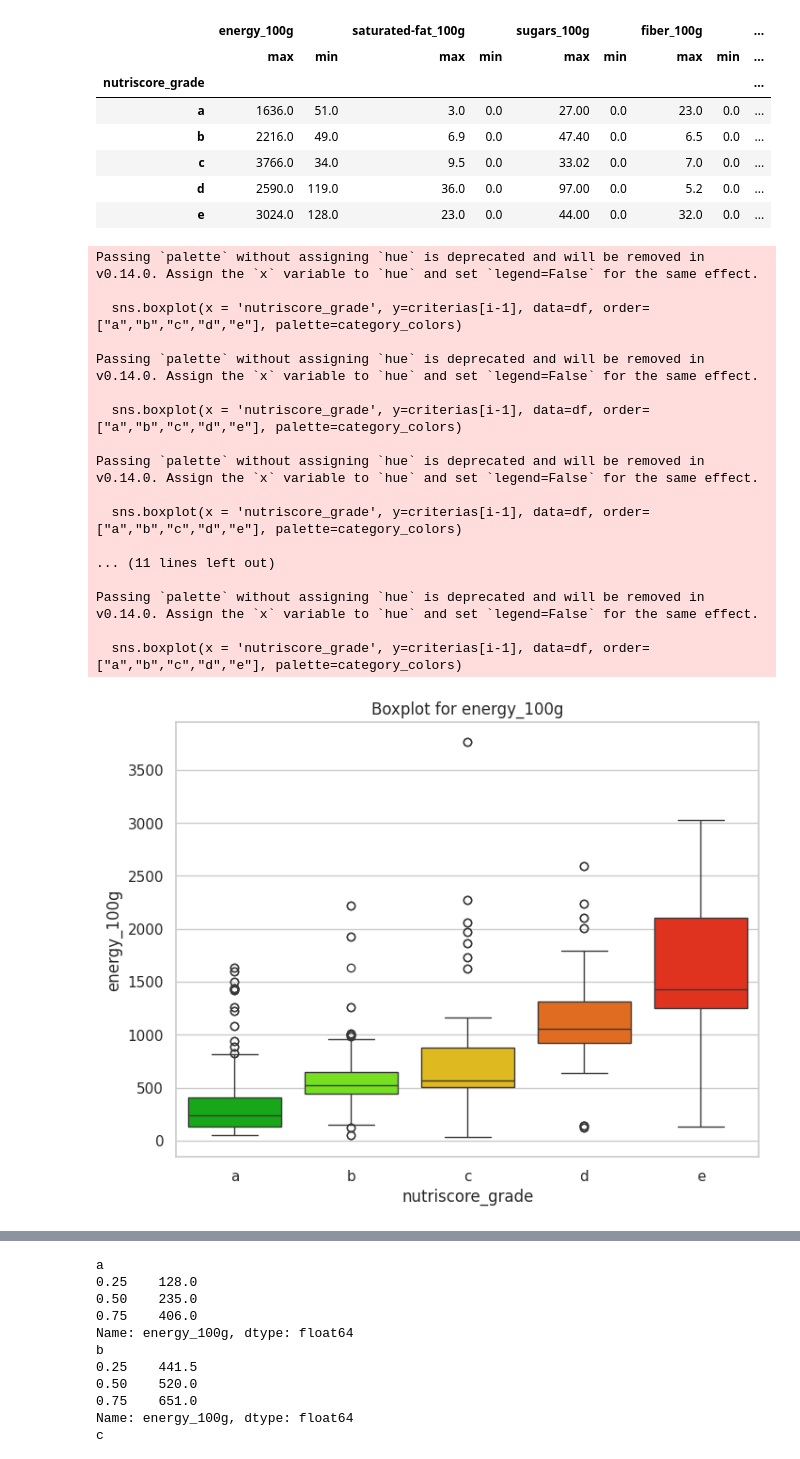
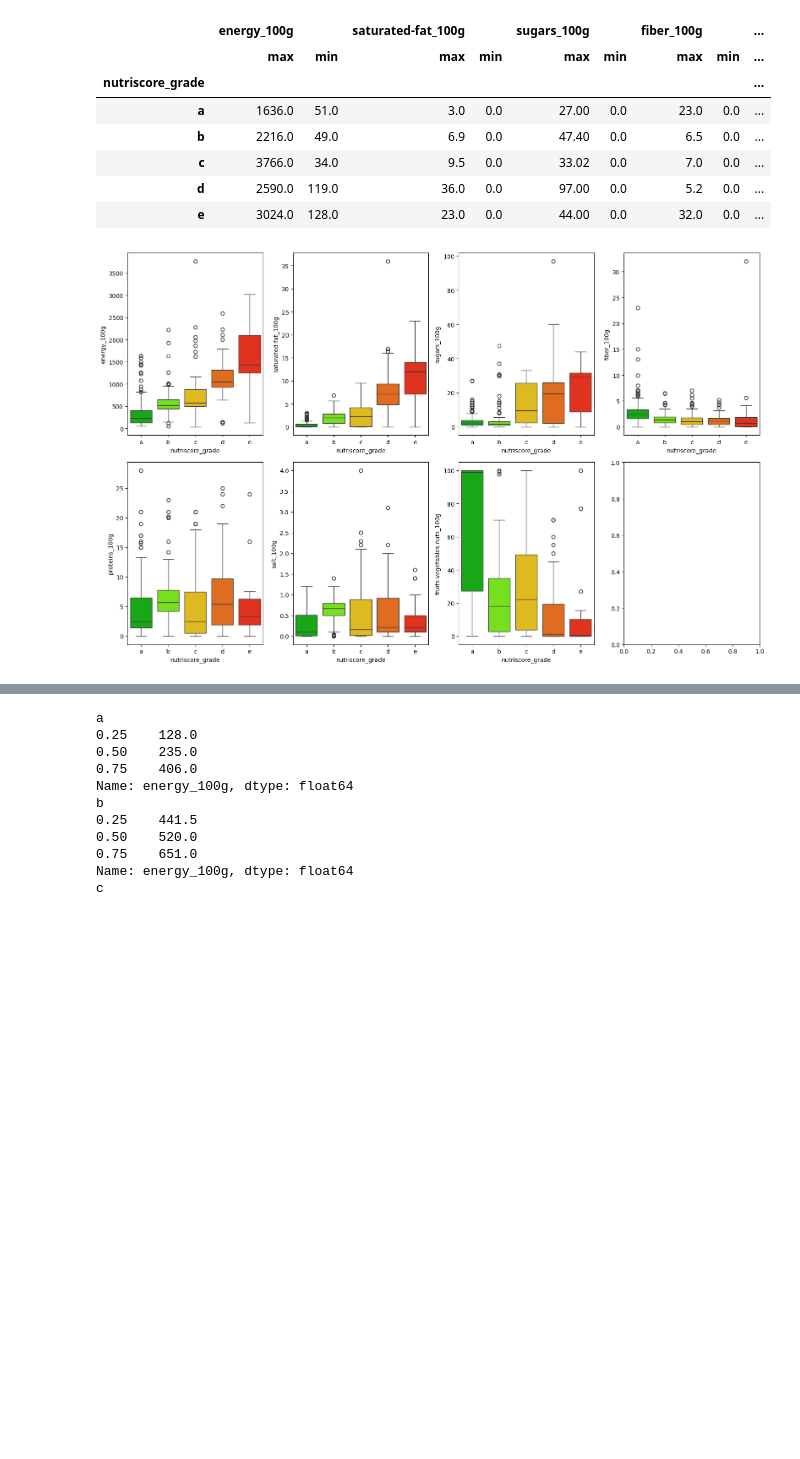
Before and after one commit to SYusupov/DecisionModelling_CS, a Jupyter notebook: project/electre-tri.ipynb, the cells around one changed output, grey strips where cells are left out. Saved outputs shown, nothing was run; the diff lists cells and outputs as text; code cells hidden in the pictures; blank space fills up the shorter version.

```diff
--- a/project/electre-tri.ipynb
+++ b/project/electre-tri.ipynb
@@ -13,4 +11,5 @@ import matplotlib.pyplot as plt
 ## Discovering about the data
 # %%
 df = pd.read_csv("ourData.csv", index_col="index")
+df.dropna(inplace=True)
 # %%
@@ -101,6 +93,7 @@ agg_dict = {'energy_100g': ['max', 'min'],
             'proteins_100g': ['max', 'min'],
             'salt_100g': ['max', 'min'],
             'fruits-vegetables-nuts_100g': ['max', 'min']}
+category_colors = {"a": "#00BF00", "b": "#73FF00", "c": "#FFCC00", "d": "#FF6600", "e": "#FF1900"}
 
 result = df.groupby('nutriscore_grade').agg(agg_dict)
 # %%
@@ -115,32 +108,22 @@ result
 | d | 2590.0 | 119.0 | 36.0 | 0.0 | 97.00 | 0.0 | 5.2 | 0.0 | ... |
 | e | 3024.0 | 128.0 | 23.0 | 0.0 | 44.00 | 0.0 | 32.0 | 0.0 | ... |
 # %%
+# Find borders for energy
+columns = ['energy_100g', 'saturated-fat_100g', 'sugars_100g', 'fiber_100g',
+           'proteins_100g', 'salt_100g', 'fruits-vegetables-nuts_100g']
+labels = df['nutriscore_grade']
+
 # Plotting box plots for each of the criterias
-criterias = list(agg_dict.keys())
+# Create a 2x4 subplot grid
+fig, axes = plt.subplots(2,4, figsize=(16,10))
+axes = axes.flatten()
 
-for i in range(1, 8):
-    plt.figure(figsize=(8,6))
-    sns.boxplot(x = 'nutriscore_grade', y=criterias[i-1], data=df, order=["a","b","c","d","e"], palette=category_colors)
-    plt.title(f'Boxplot for {criterias[i-1]}')
+for i, column in enumerate(columns):
+    sns.boxplot(x = 'nutriscore_grade', y=column, data=df, order=["a","b","c","d","e"], palette=category_colors, hue = 'nutriscore_grade', legend=False, ax=axes[i])
+    # axes[i].set_title(f'Boxplot for {column}')
+    axes[i].set_ylabel(column)
 
 plt.tight_layout()
 plt.show()
 # %% [output]
-Passing `palette` without assigning `hue` is deprecated and will be removed in v0.14.0. Assign the `x` variable to `hue` and set `legend=False` for the same effect.
-
-  sns.boxplot(x = 'nutriscore_grade', y=criterias[i-1], data=df, order=["a","b","c","d","e"], palette=category_colors)
-
-Passing `palette` without assigning `hue` is deprecated and will be removed in v0.14.0. Assign the `x` variable to `hue` and set `legend=False` for the same effect.
-
-  sns.boxplot(x = 'nutriscore_grade', y=criterias[i-1], data=df, order=["a","b","c","d","e"], palette=category_colors)
-
-Passing `palette` without assigning `hue` is deprecated and will be removed in v0.14.0. Assign the `x` variable to `hue` and set `legend=False` for the same effect.
-
-  sns.boxplot(x = 'nutriscore_grade', y=criterias[i-1], data=df, order=["a","b","c","d","e"], palette=category_colors)
-
-... (11 lines left out)
-
-Passing `palette` without assigning `hue` is deprecated and will be removed in v0.14.0. Assign the `x` variable to `hue` and set `legend=False` for the same effect.
-
-  sns.boxplot(x = 'nutriscore_grade', y=criterias[i-1], data=df, order=["a","b","c","d","e"], palette=category_colors)
-[figure, old version]
+[figure, new version]
```
Also changed, not shown: parts of 28 cells of this notebook.
